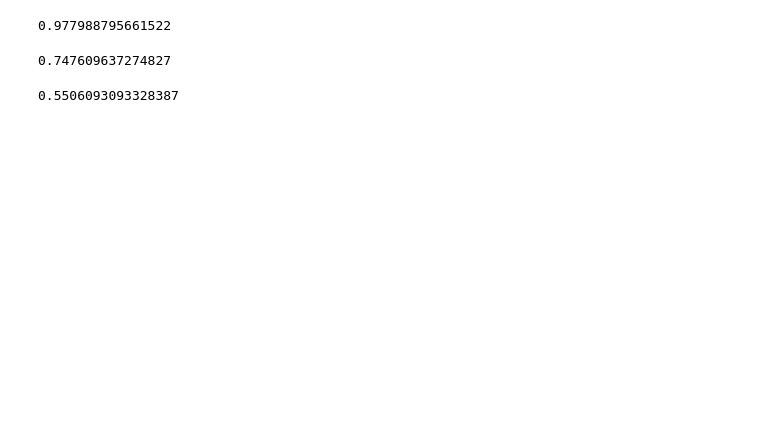
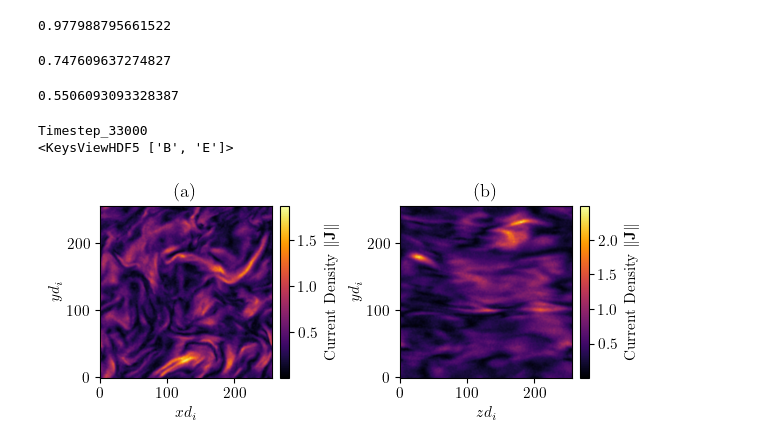
Before and after one commit to maxawake/Magnetic-Reconnection-Visualization, a Jupyter notebook: notebooks/load_reconnection_rate.ipynb, the cells around one changed output. Saved outputs shown, nothing was run; the diff lists cells and outputs as text; code cells hidden in the pictures; blank space fills up the shorter version.

```diff
--- a/notebooks/load_reconnection_rate.ipynb
+++ b/notebooks/load_reconnection_rate.ipynb
@@ -210,2 +235,78 @@ print(np.corrcoef(current_density[:,1], max_reconnection_rates)[0, 1])
 # %% [output]
 0.5506093093328387
+# %%
+path = "/run/media/max/Data/Simulations/Plasma/hybrid_3d_turbulence/dings.h5"
+
+step = 70
+
+
+def get_ordered_list_of_times(timesteps):
+    """Get ordered list of time steps from dings.h5
+
+    Parameters
+    ----------
+    timesteps : List
+        List of timesteps of type string
+
+    Returns
+    -------
+    np.array
+        Sorted list of timestep strings
+    """
+    times = np.zeros(len(timesteps), dtype="int")
+    for i, step in enumerate(timesteps):
+        if "Timestep" not in step:
+            continue
+        times[i] = int(step.split("Timestep_")[-1])
+    return np.sort(times)
+
+
+
+with h5py.File(path, "r") as f:
+    timestep = f"Timestep_{get_ordered_list_of_times(list(f.keys()))[step]}"
+
+    print(timestep)
+    print(f[timestep]["felder"].keys())
+
+    current_density = np.array(
+        [
+            np.array(f[timestep]["rho"]["rhoI[1]"]),
+            np.array(f[timestep]["rho"]["rhoI[2]"]),
+            np.array(f[timestep]["rho"]["rhoI[3]"]),
+        ]
+    )
+    abs_J = np.sqrt(np.sum(current_density**2, axis=0))
+
+    magnetic_field = np.array(
+        [
+            np.array(f[timestep]["felder"]["B"]["B[0]"]),
+            np.array(f[timestep]["felder"]["B"]["B[1]"]),
+            np.array(f[timestep]["felder"]["B"]["B[2]"]),
+        ]
+    )
+
+    fig, ax = plt.subplots(1,2, figsize=(6,3),layout="compressed")
+
+    slice_idx = 0
+    cmap = "inferno"
+
+    im = ax[0].imshow(abs_J[:, :, slice_idx].T, origin="lower", cmap=cmap, interpolation="bicubic", aspect="equal")
+    ax[0].set_title("(a)")
+    ax[0].set_ylabel("$y d_i$")
+    ax[0].set_xlabel("$x d_i$")
+    ax[0].grid(False)
+    plt.colorbar(im, ax=ax[0], label=r"Current Density $\|\mathbf{J}\|$")
+
+    im2 = ax[1].imshow(abs_J[slice_idx,:,:], origin="lower", cmap=cmap, interpolation="bicubic", aspect="equal")
+    ax[1].set_title("(b)")
+    ax[1].set_xlabel("$z d_i$")
+    ax[1].set_ylabel("$y d_i$")
+    ax[1].grid(False)
+    plt.colorbar(im2, ax=ax[1], label=r"Current Density $\|\mathbf{J}\|$")
+
+    # plt.tight_layout()
+    plt.savefig("solar_wind_current_density.png", dpi=300, bbox_inches='tight', pad_inches=0)
+# %% [output]
+Timestep_33000
+<KeysViewHDF5 ['B', 'E']>
+[figure, added]
```
Also changed, not shown: parts of 7 cells of this notebook, 2 other files.
